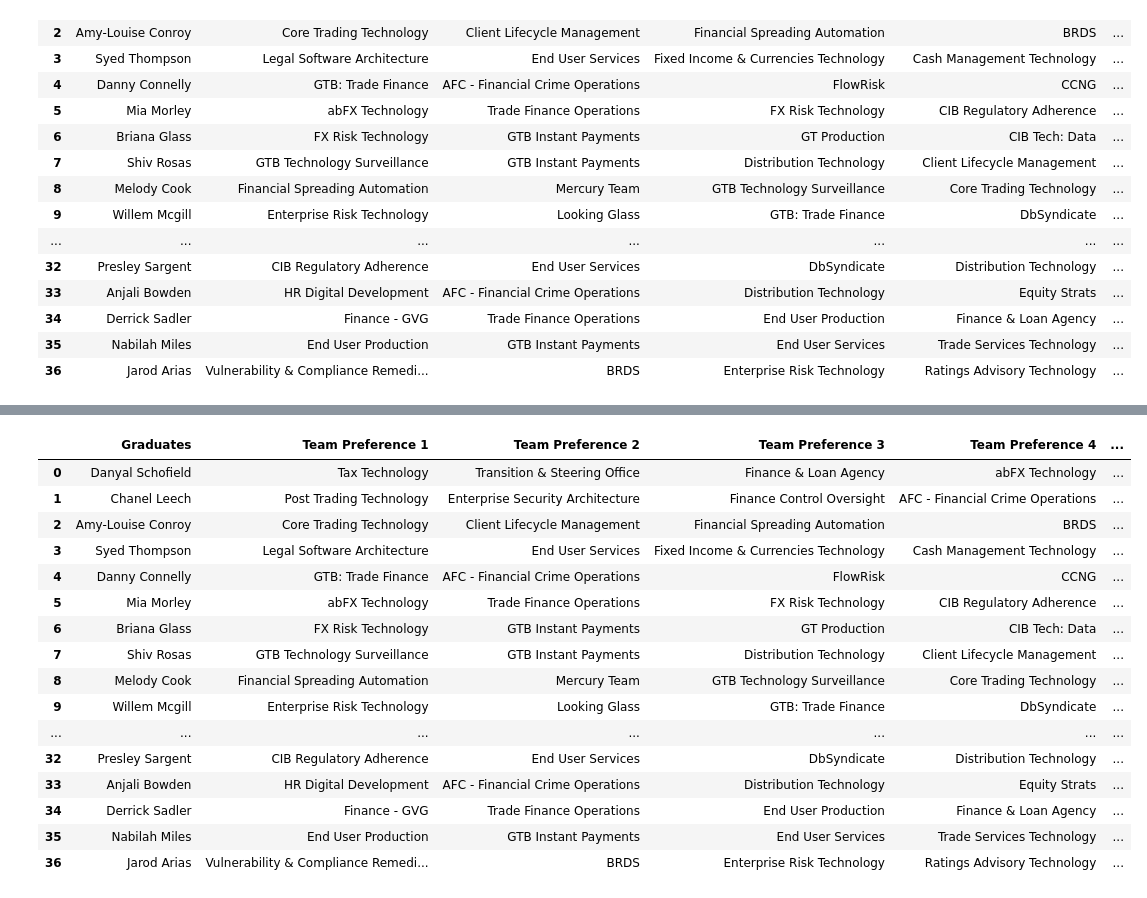
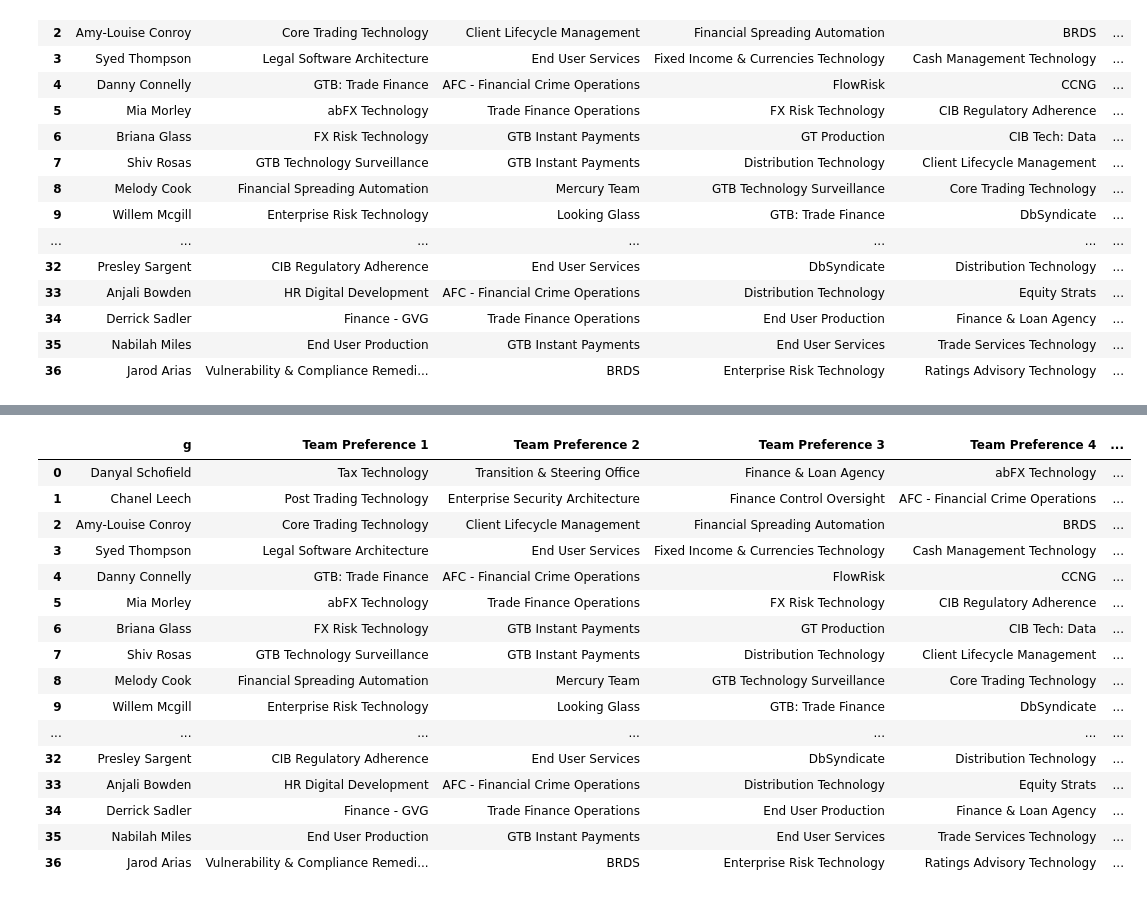
Before and after one commit to fleadsom/internHackathon, a Jupyter notebook: gale_shapley.ipynb, the cells around one changed output, grey strips where cells are left out. Saved outputs shown, nothing was run; the diff lists cells and outputs as text; code cells hidden in the pictures.

```diff
--- a/Untitled.ipynb
+++ b/gale_shapley.ipynb
@@ -32,20 +52,23 @@ def remove_skill_columns(df):
-# %%
-remove_skill_columns(gps)
-# %% [output]
-|  | Graduates | Team Preference 1 | Team Preference 2 | Team Preference 3 | Team Preference 4 | ... |
-| 0 | Danyal Schofield | Tax Technology | Transition & Steering Office | Finance & Loan Agency | abFX Technology | ... |
-| 1 | Chanel Leech | Post Trading Technology | Enterprise Security Architecture | Finance Control Oversight | AFC - Financial Crime Operations | ... |
-| 2 | Amy-Louise Conroy | Core Trading Technology | Client Lifecycle Management | Financial Spreading Automation | BRDS | ... |
-| 3 | Syed Thompson | Legal Software Architecture | End User Services | Fixed Income & Currencies Technology | Cash Management Technology | ... |
-| 4 | Danny Connelly | GTB: Trade Finance | AFC - Financial Crime Operations | FlowRisk | CCNG | ... |
-| 5 | Mia Morley | abFX Technology | Trade Finance Operations | FX Risk Technology | CIB Regulatory Adherence | ... |
-| 6 | Briana Glass | FX Risk Technology | GTB Instant Payments | GT Production | CIB Tech: Data | ... |
-| 7 | Shiv Rosas | GTB Technology Surveillance | GTB Instant Payments | Distribution Technology | Client Lifecycle Management | ... |
-| 8 | Melody Cook | Financial Spreading Automation | Mercury Team | GTB Technology Surveillance | Core Trading Technology | ... |
-| 9 | Willem Mcgill | Enterprise Risk Technology | Looking Glass | GTB: Trade Finance | DbSyndicate | ... |
-| ... | ... | ... | ... | ... | ... | ... |
-| 32 | Presley Sargent | CIB Regulatory Adherence | End User Services | DbSyndicate | Distribution Technology | ... |
-| 33 | Anjali Bowden | HR Digital Development | AFC - Financial Crime Operations | Distribution Technology | Equity Strats | ... |
-| 34 | Derrick Sadler | Finance - GVG | Trade Finance Operations | End User Production | Finance & Loan Agency | ... |
-| 35 | Nabilah Miles | End User Production | GTB Instant Payments | End User Services | Trade Services Technology | ... |
-| 36 | Jarod Arias | Vulnerability & Compliance Remedi... | BRDS | Enterprise Risk Technology | Ratings Advisory Technology | ... |
+# %%
+def change_column_names(df):
+    df = df.rename(columns={'Graduates':'g'})
+    display(df)
+change_column_names(gps)
+# %% [output]
+|  | g | Team Preference 1 | Team Preference 2 | Team Preference 3 | Team Preference 4 | ... |
+| 0 | Danyal Schofield | Tax Technology | Transition & Steering Office | Finance & Loan Agency | abFX Technology | ... |
+| 1 | Chanel Leech | Post Trading Technology | Enterprise Security Architecture | Finance Control Oversight | AFC - Financial Crime Operations | ... |
+| 2 | Amy-Louise Conroy | Core Trading Technology | Client Lifecycle Management | Financial Spreading Automation | BRDS | ... |
+| 3 | Syed Thompson | Legal Software Architecture | End User Services | Fixed Income & Currencies Technology | Cash Management Technology | ... |
+| 4 | Danny Connelly | GTB: Trade Finance | AFC - Financial Crime Operations | FlowRisk | CCNG | ... |
+| 5 | Mia Morley | abFX Technology | Trade Finance Operations | FX Risk Technology | CIB Regulatory Adherence | ... |
+| 6 | Briana Glass | FX Risk Technology | GTB Instant Payments | GT Production | CIB Tech: Data | ... |
+| 7 | Shiv Rosas | GTB Technology Surveillance | GTB Instant Payments | Distribution Technology | Client Lifecycle Management | ... |
+| 8 | Melody Cook | Financial Spreading Automation | Mercury Team | GTB Technology Surveillance | Core Trading Technology | ... |
+| 9 | Willem Mcgill | Enterprise Risk Technology | Looking Glass | GTB: Trade Finance | DbSyndicate | ... |
+| ... | ... | ... | ... | ... | ... | ... |
+| 32 | Presley Sargent | CIB Regulatory Adherence | End User Services | DbSyndicate | Distribution Technology | ... |
+| 33 | Anjali Bowden | HR Digital Development | AFC - Financial Crime Operations | Distribution Technology | Equity Strats | ... |
+| 34 | Derrick Sadler | Finance - GVG | Trade Finance Operations | End User Production | Finance & Loan Agency | ... |
+| 35 | Nabilah Miles | End User Production | GTB Instant Payments | End User Services | Trade Services Technology | ... |
+| 36 | Jarod Arias | Vulnerability & Compliance Remedi... | BRDS | Enterprise Risk Technology | Ratings Advisory Technology | ... |
```
Also changed, not shown: parts of 5 cells of this notebook, 1 other file.
